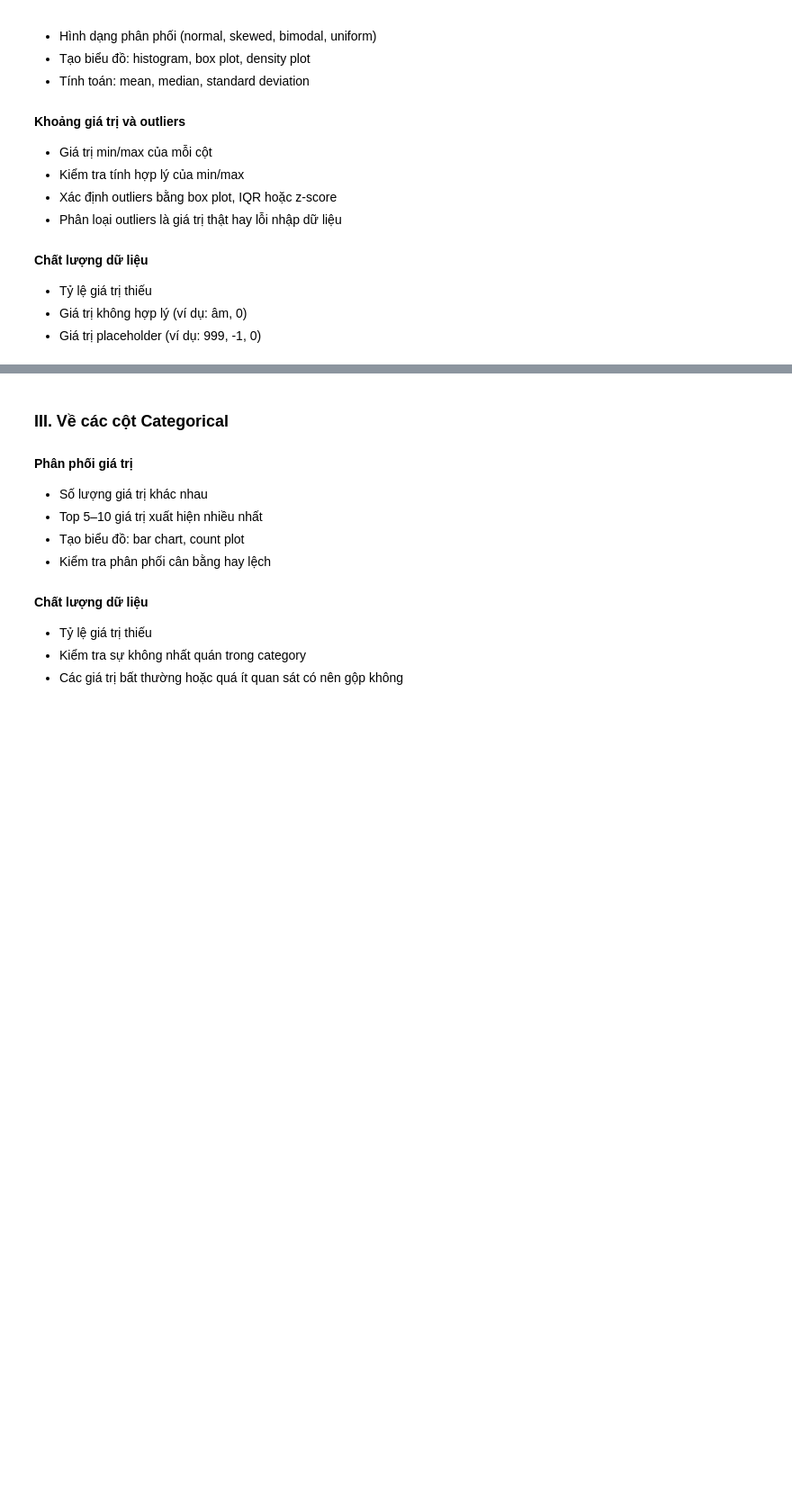
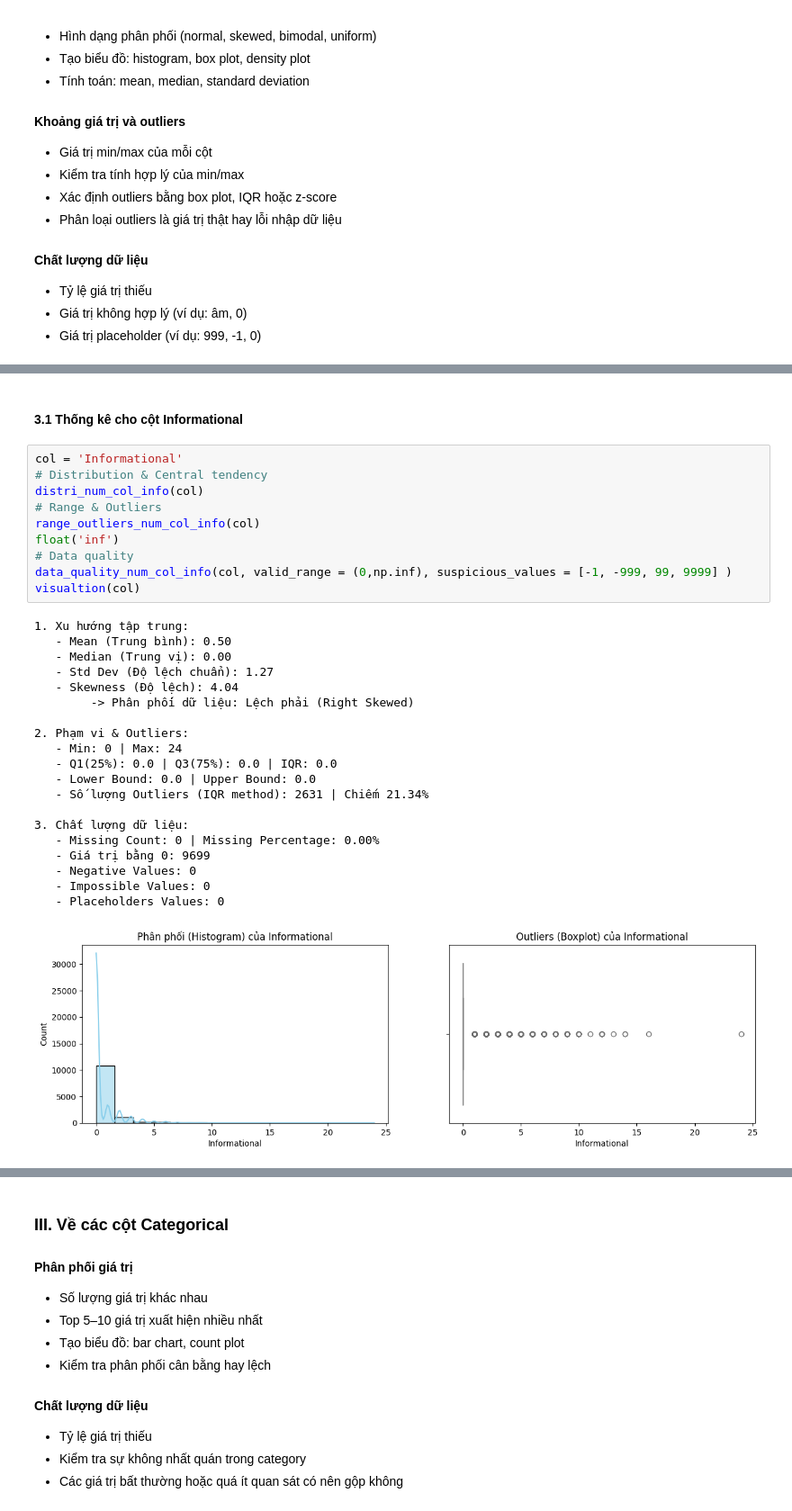
Before and after one commit to pnquyn/FinalProject_P4DataScience, a Jupyter notebook: project.ipynb, the cells around one changed output, grey strips where cells are left out. Shown at 90% size. Drawn from its saved outputs; the diff is of its cells as text; blank space fills up the shorter version.

```diff
--- a/project.ipynb
+++ b/project.ipynb
@@ -129,0 +373,33 @@ data.head()
+# %% [markdown]
+#### 3.1 Thống kê cho cột Informational
+# %%
+col = 'Informational'
+# Distribution & Central tendency
+distri_num_col_info(col)
+# Range & Outliers
+range_outliers_num_col_info(col)
+float('inf')
+# Data quality
+data_quality_num_col_info(col, valid_range = (0,np.inf), suspicious_values = [-1, -999, 99, 9999] )
+visualtion(col)
+# %% [output]
+1. Xu hướng tập trung:
+   - Mean (Trung bình): 0.50
+   - Median (Trung vị): 0.00
+   - Std Dev (Độ lệch chuẩn): 1.27
+   - Skewness (Độ lệch): 4.04
+        -> Phân phối dữ liệu: Lệch phải (Right Skewed)
+
+2. Phạm vi & Outliers:
+   - Min: 0 | Max: 24
+   - Q1(25%): 0.0 | Q3(75%): 0.0 | IQR: 0.0
+   - Lower Bound: 0.0 | Upper Bound: 0.0
+   - Số lượng Outliers (IQR method): 2631 | Chiếm 21.34%
+
+3. Chất lượng dữ liệu:
+   - Missing Count: 0 | Missing Percentage: 0.00%
+   - Giá trị bằng 0: 9699
+   - Negative Values: 0
+   - Impossible Values: 0
+   - Placeholders Values: 0
+[figure, added]
```
Also changed, not shown: parts of 33 cells of this notebook.
